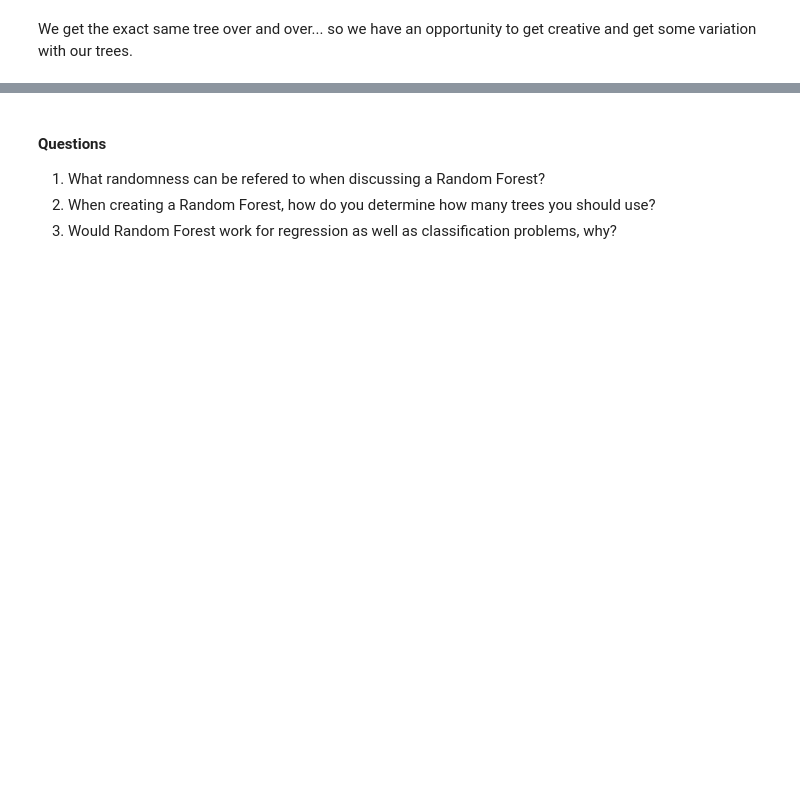
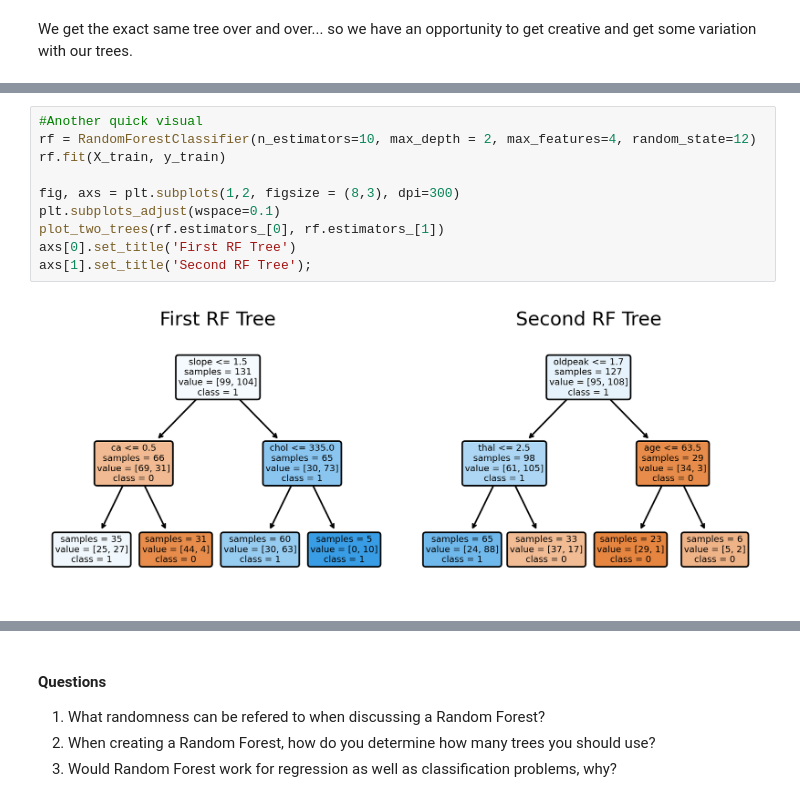
Before and after one commit to hberginc/practice-teach-Random-Forest, a Jupyter notebook: notebooks/RF_intro.ipynb, the cells around one changed output, grey strips where cells are left out. Cells and saved outputs as stored; diff of their text form; blank space fills up the shorter version.

```diff
--- a/notebooks/RF_intro.ipynb
+++ b/notebooks/RF_intro.ipynb
@@ -124,0 +219,12 @@ plt.legend();
+# %%
+#Another quick visual
+rf = RandomForestClassifier(n_estimators=10, max_depth = 2, max_features=4, random_state=12)
+rf.fit(X_train, y_train)
+
+fig, axs = plt.subplots(1,2, figsize = (8,3), dpi=300)
+plt.subplots_adjust(wspace=0.1)
+plot_two_trees(rf.estimators_[0], rf.estimators_[1])
+axs[0].set_title('First RF Tree')
+axs[1].set_title('Second RF Tree');
+# %% [output]
+[figure, added]
```
Also changed, not shown: parts of 40 cells of this notebook, 5 other files.
